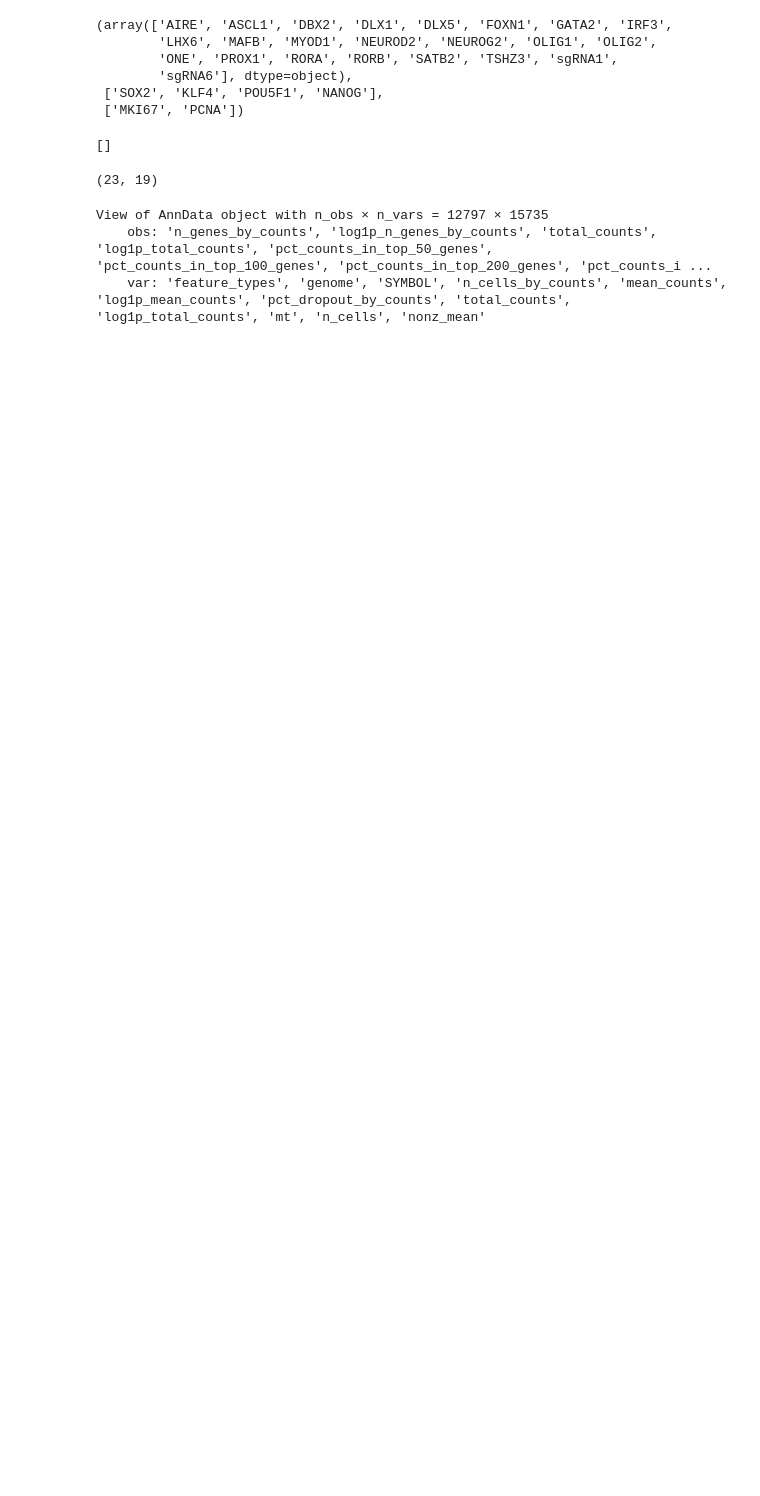
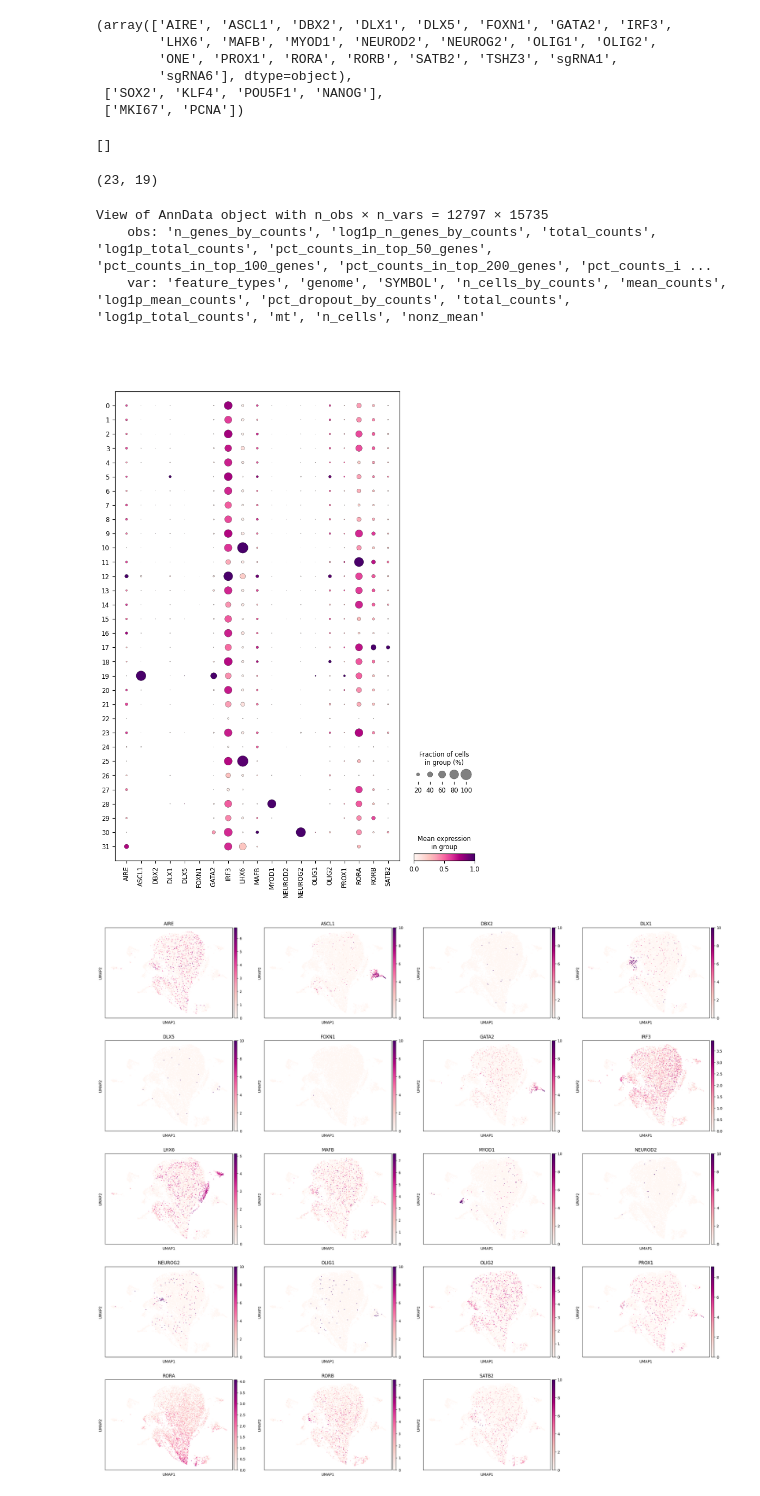
Before and after one commit to vitkl/cell2state_tf_activation, a Jupyter notebook: scripts/Kevin/20230105_multiome_rna_exploration.ipynb, the cells around one changed output. Cells and saved outputs as stored; diff of their text form; code cells hidden in the pictures; blank space fills up the shorter version.

```diff
--- a/scripts/Kevin/20230105_multiome_rna_exploration.ipynb
+++ b/scripts/Kevin/20230105_multiome_rna_exploration.ipynb
@@ -326,3 +342,15 @@ View of AnnData object with n_obs × n_vars = 12797 × 15735
     var: 'feature_types', 'genome', 'SYMBOL', 'n_cells_by_counts', 'mean_counts', 'log1p_mean_counts', 'pct_dropout_by_counts', 'total_counts', 'log1p_total_counts', 'mt', 'n_cells', 'nonz_mean'
 # %%
 targeted_tf_barcodes = [i for i in adata_subset.var_names if 'BARCODE' in i]
+# %%
+sc.pl.dotplot(adata_subset, expected_tfs,
+              standard_scale='var',
+              groupby='leiden', color_map = 'RdPu', gene_symbols='SYMBOL')
+
+sc.pl.umap(adata_subset, color=expected_tfs,
+           color_map='RdPu', ncols=4, #legend_loc='on data',
+           vmin=0, vmax='p99.999', size=10,
+           legend_fontsize=10, gene_symbols='SYMBOL')
+# %% [output]
+[figure, added]
+[figure, added]
```
Also changed, not shown: parts of 8 cells of this notebook.
